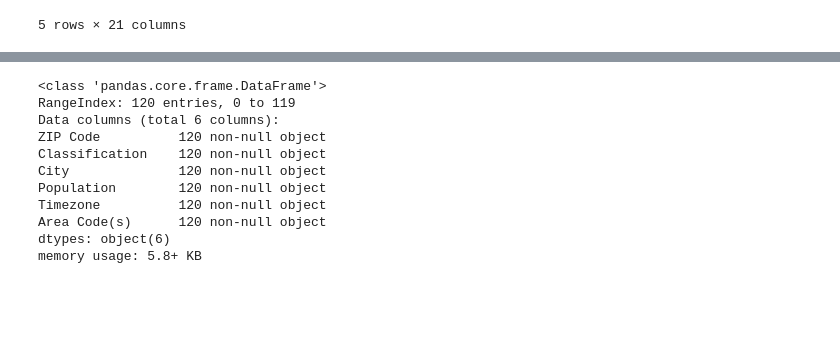
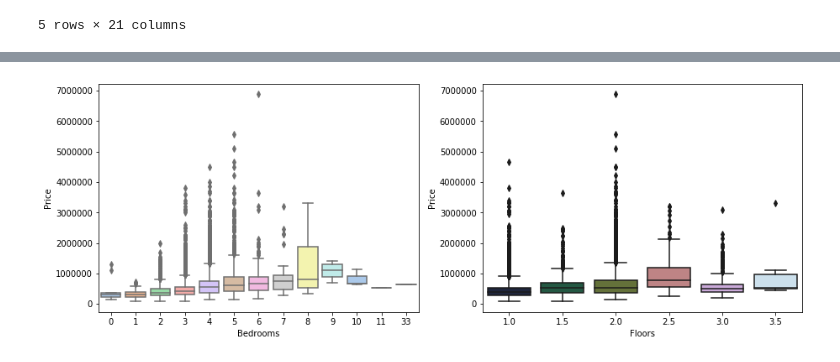
Before and after one commit to sudonikita/KingCounty_Python, a Jupyter notebook: Project_Kingcounty.ipynb, the cells around one changed output, grey strips where cells are left out. Cells and saved outputs as stored; diff of their text form; code cells hidden in the pictures; blank space fills up the shorter version.

```diff
--- a/Project_Kingcounty.ipynb
+++ b/Project_Kingcounty.ipynb
@@ -73,18 +283,6 @@ sns.scatterplot(x="price",y="sqft_living", data = king_county, hue = "view")
 # %%
 f, axes = plt.subplots(1, 2,figsize=(15,5))
-sns.boxplot(x=king_county['bedrooms'],y=king_county['price'], ax=axes[0])
-sns.boxplot(x=king_county['floors'],y=king_county['price'], ax=axes[1])
+sns.boxplot(x=X_train['Bedrooms'],y=y_train['Price'], palette = "pastel", ax=axes[0])
+sns.boxplot(x=X_train['Floors'],y=y_train['Price'],palette = ("cubehelix"), ax=axes[1]);
+# %% [output]
+[figure, added]
-# %%
-popln.info()
-# %% [output]
-<class 'pandas.core.frame.DataFrame'>
-RangeIndex: 120 entries, 0 to 119
-Data columns (total 6 columns):
-ZIP Code          120 non-null object
-Classification    120 non-null object
-City              120 non-null object
-Population        120 non-null object
-Timezone          120 non-null object
-Area Code(s)      120 non-null object
-dtypes: object(6)
-memory usage: 5.8+ KB
```
Also changed, not shown: parts of 25 cells of this notebook, 1 other file.
